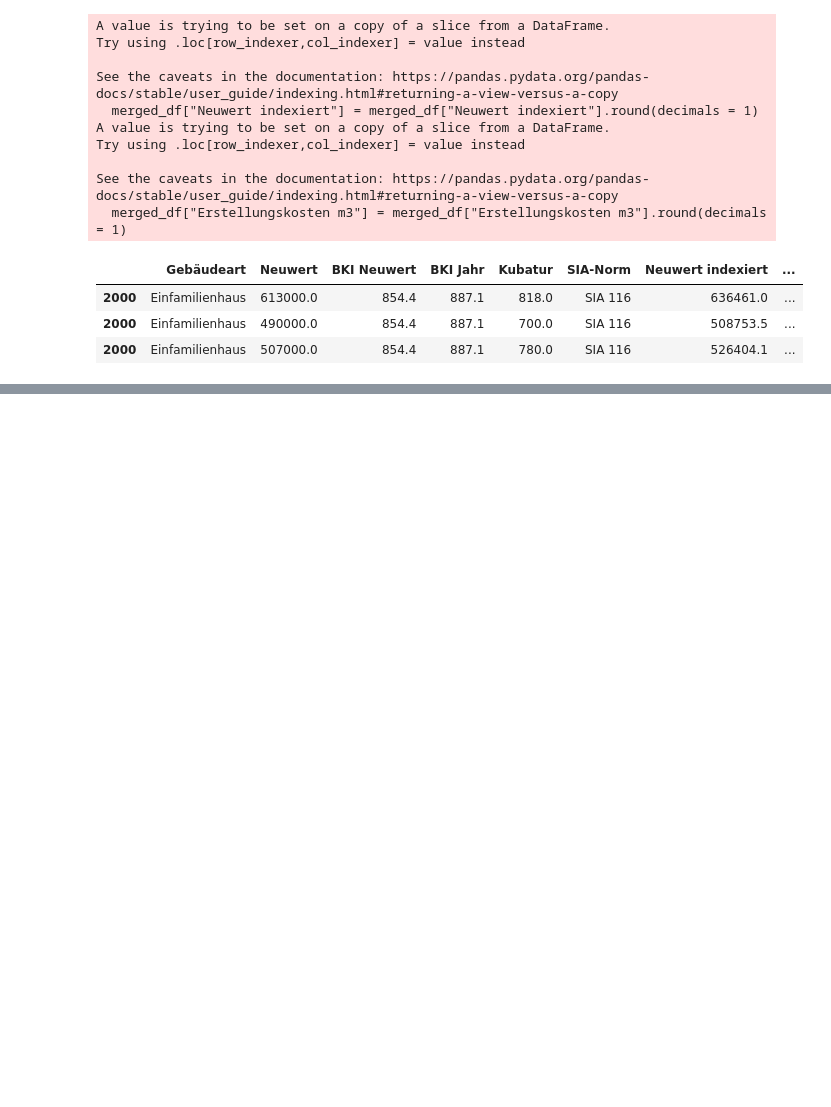
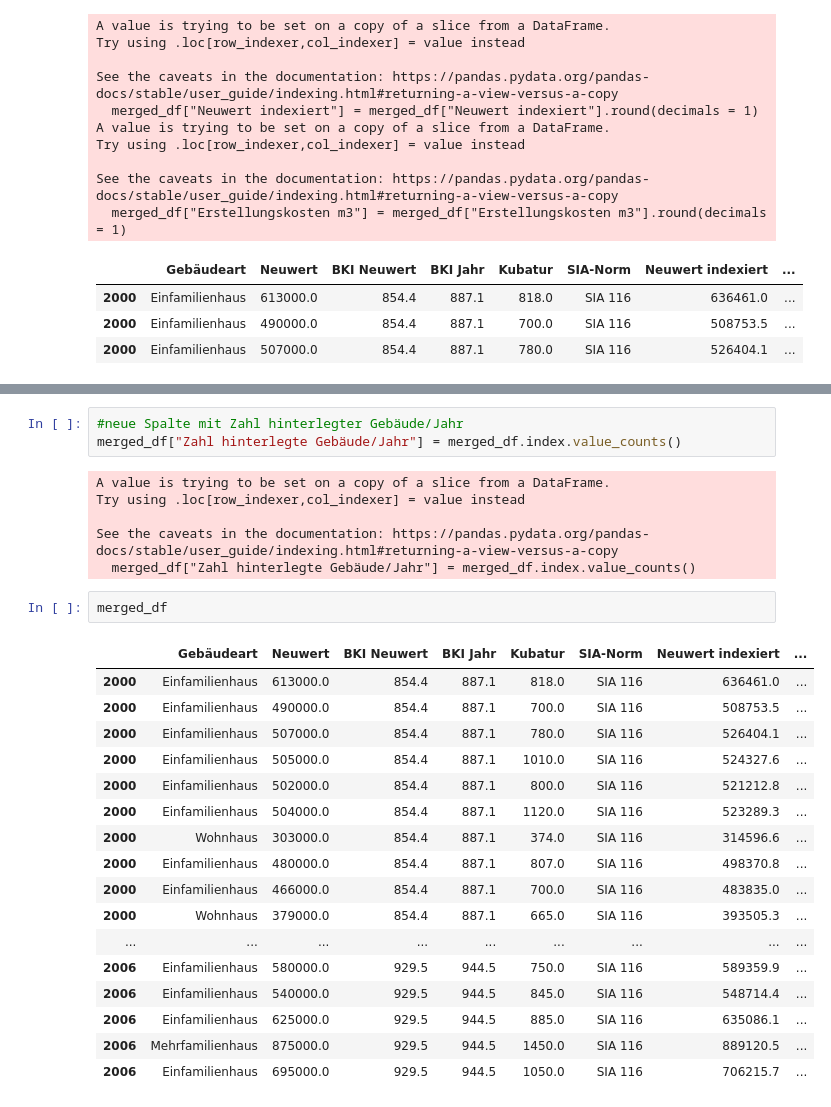
Before and after one commit to ValeskaBlank/Valeskas-Repo, a Jupyter notebook: Balzers Test 2.ipynb, the cells around one changed output, grey strips where cells are left out. Cells and saved outputs as stored; diff of their text form; blank space fills up the shorter version.

```diff
--- a/Balzers Test 2.ipynb
+++ b/Balzers Test 2.ipynb
@@ -242,0 +294,29 @@ Name: Erstellungskosten m3, dtype: float64
+# %%
+#neue Spalte mit Zahl hinterlegter Gebäude/Jahr
+merged_df["Zahl hinterlegte Gebäude/Jahr"] = merged_df.index.value_counts()
+# %% [output]
+A value is trying to be set on a copy of a slice from a DataFrame.
+Try using .loc[row_indexer,col_indexer] = value instead
+
+See the caveats in the documentation: https://pandas.pydata.org/pandas-docs/stable/user_guide/indexing.html#returning-a-view-versus-a-copy
+  merged_df["Zahl hinterlegte Gebäude/Jahr"] = merged_df.index.value_counts()
+# %%
+merged_df
+# %% [output]
+|  | Gebäudeart | Neuwert | BKI Neuwert | BKI Jahr | Kubatur | SIA-Norm | Neuwert indexiert | ... |
+| 2000 | Einfamilienhaus | 613000.0 | 854.4 | 887.1 | 818.0 | SIA 116 | 636461.0 | ... |
+| 2000 | Einfamilienhaus | 490000.0 | 854.4 | 887.1 | 700.0 | SIA 116 | 508753.5 | ... |
+| 2000 | Einfamilienhaus | 507000.0 | 854.4 | 887.1 | 780.0 | SIA 116 | 526404.1 | ... |
+| 2000 | Einfamilienhaus | 505000.0 | 854.4 | 887.1 | 1010.0 | SIA 116 | 524327.6 | ... |
+| 2000 | Einfamilienhaus | 502000.0 | 854.4 | 887.1 | 800.0 | SIA 116 | 521212.8 | ... |
+| 2000 | Einfamilienhaus | 504000.0 | 854.4 | 887.1 | 1120.0 | SIA 116 | 523289.3 | ... |
+| 2000 | Wohnhaus | 303000.0 | 854.4 | 887.1 | 374.0 | SIA 116 | 314596.6 | ... |
+| 2000 | Einfamilienhaus | 480000.0 | 854.4 | 887.1 | 807.0 | SIA 116 | 498370.8 | ... |
+| 2000 | Einfamilienhaus | 466000.0 | 854.4 | 887.1 | 700.0 | SIA 116 | 483835.0 | ... |
+| 2000 | Wohnhaus | 379000.0 | 854.4 | 887.1 | 665.0 | SIA 116 | 393505.3 | ... |
+| ... | ... | ... | ... | ... | ... | ... | ... | ... |
+| 2006 | Einfamilienhaus | 580000.0 | 929.5 | 944.5 | 750.0 | SIA 116 | 589359.9 | ... |
+| 2006 | Einfamilienhaus | 540000.0 | 929.5 | 944.5 | 845.0 | SIA 116 | 548714.4 | ... |
+| 2006 | Einfamilienhaus | 625000.0 | 929.5 | 944.5 | 885.0 | SIA 116 | 635086.1 | ... |
+| 2006 | Mehrfamilienhaus | 875000.0 | 929.5 | 944.5 | 1450.0 | SIA 116 | 889120.5 | ... |
+| 2006 | Einfamilienhaus | 695000.0 | 929.5 | 944.5 | 1050.0 | SIA 116 | 706215.7 | ... |
```
Also changed, not shown: parts of 8 cells of this notebook.
